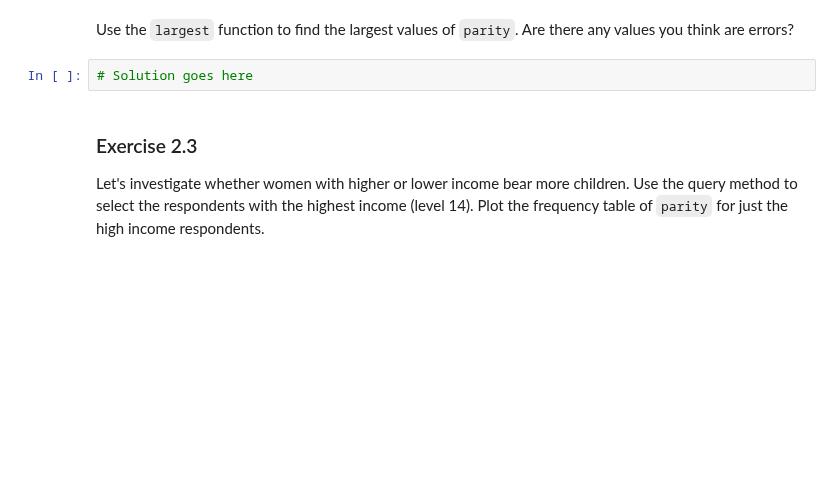
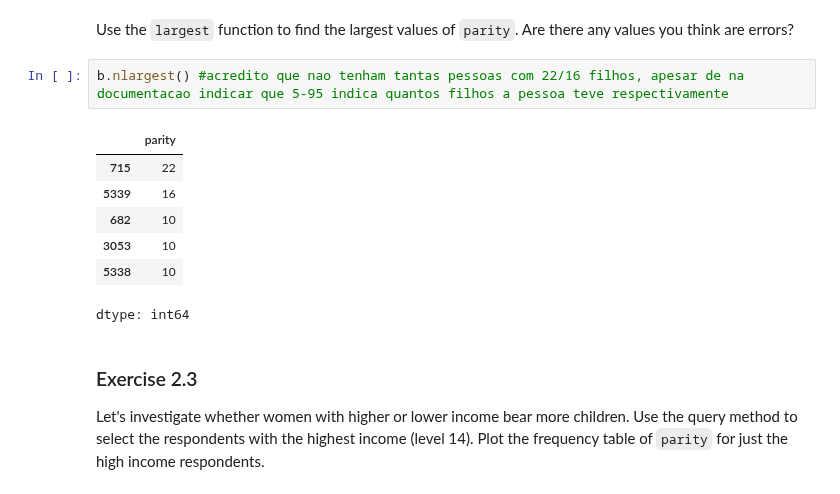
Before and after one commit to gustavomiranda2302/pandas, a Jupyter notebook: nb/chap02.ipynb, the cells around one changed output. Drawn from its saved outputs; the diff is of its cells as text; blank space fills up the shorter version.

```diff
--- a/nb/chap02.ipynb
+++ b/nb/chap02.ipynb
@@ -496,7 +537,15 @@ How would you describe the shape of this distribution?
 Use the `largest` function to find the largest values of `parity`.
 Are there any values you think are errors?
 # %%
-# Solution goes here
+b.nlargest() #acredito que nao tenham tantas pessoas com 22/16 filhos, apesar de na documentacao indicar que 5-95 indica quantos filhos a pessoa teve respectivamente
+# %% [output]
+|  | parity |
+| 715 | 22 |
+| 5339 | 16 |
+| 682 | 10 |
+| 3053 | 10 |
+| 5338 | 10 |
+dtype: int64
 # %% [markdown]
 ### Exercise 2.3
 
```
Also changed, not shown: parts of 11 cells of this notebook.
